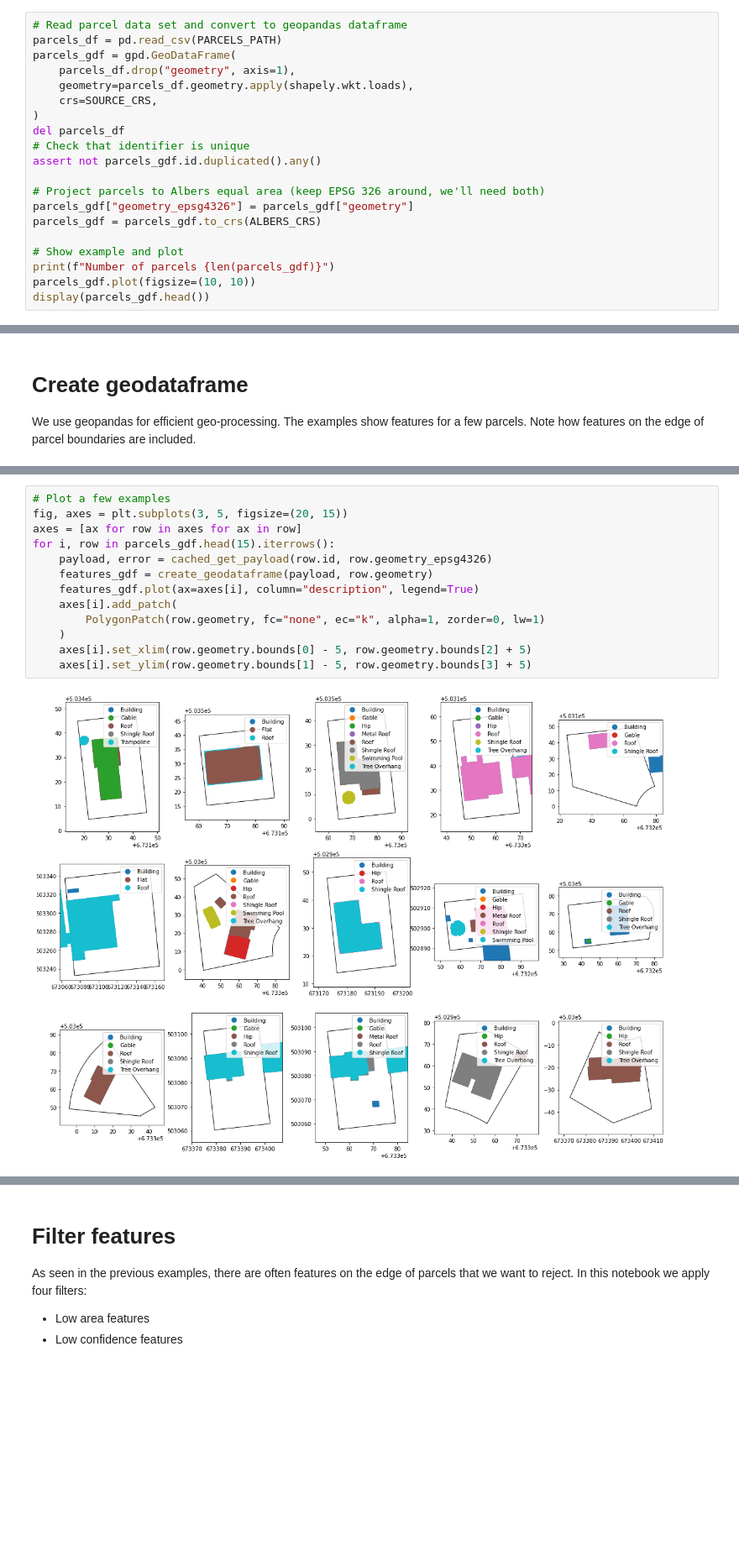
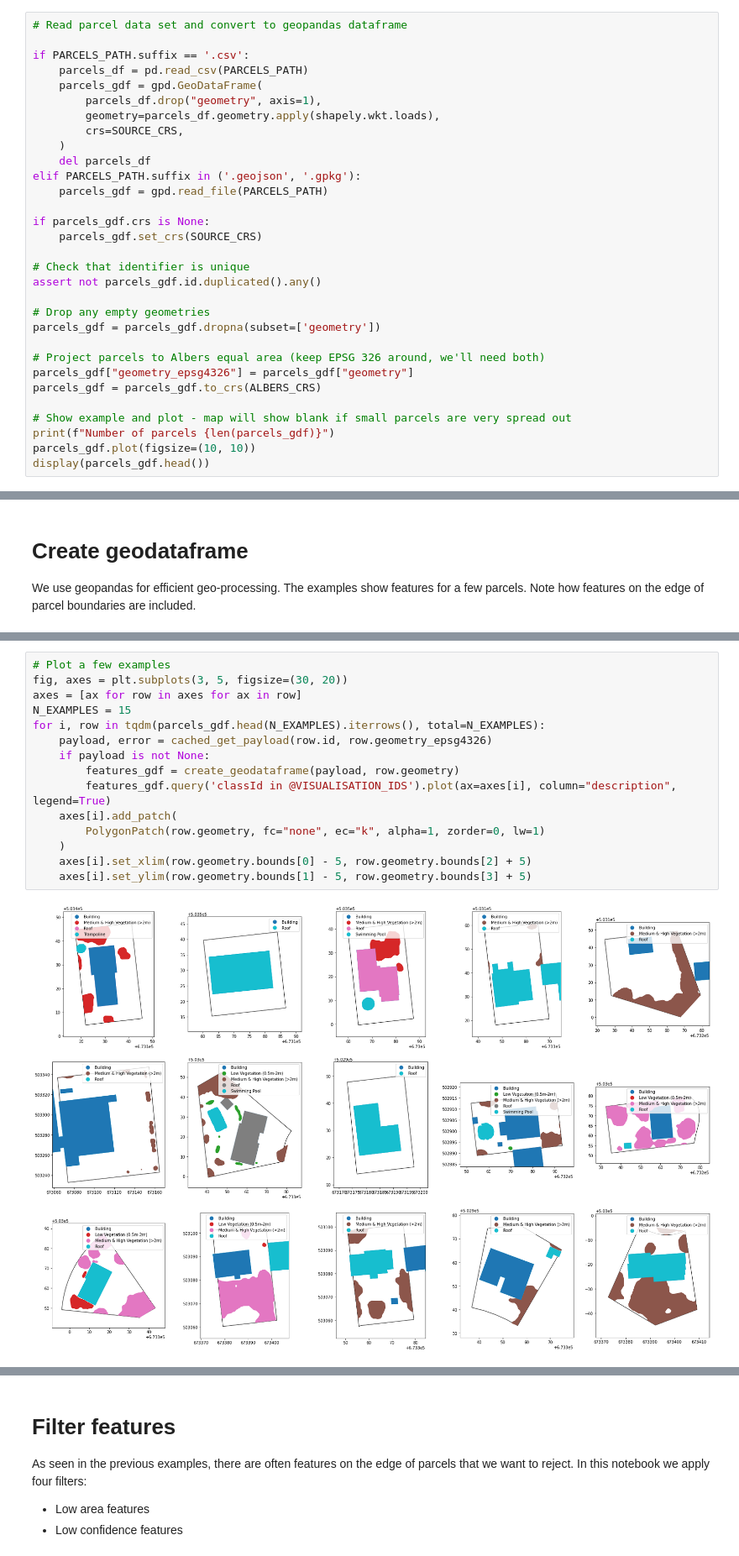
Before and after one commit to nearmap/nmaipy, a Jupyter notebook: ai-feature-api/Parcel_rollup.ipynb, the cells around one changed output, grey strips where cells are left out. Shown at 84% size. Drawn from its saved outputs; the diff is of its cells as text; blank space fills up the shorter version.

```diff
--- a/ai-feature-api/Parcel_rollup.ipynb
+++ b/ai-feature-api/Parcel_rollup.ipynb
@@ -141,21 +173,32 @@ We need our parcel data to have two things:
  - A geometry (in this case in EPSG 4326)
 # %%
 # Read parcel data set and convert to geopandas dataframe
-parcels_df = pd.read_csv(PARCELS_PATH)
-parcels_gdf = gpd.GeoDataFrame(
-    parcels_df.drop("geometry", axis=1),
-    geometry=parcels_df.geometry.apply(shapely.wkt.loads),
-    crs=SOURCE_CRS,
-)
-del parcels_df
+
+if PARCELS_PATH.suffix == '.csv':
+    parcels_df = pd.read_csv(PARCELS_PATH)
+    parcels_gdf = gpd.GeoDataFrame(
+        parcels_df.drop("geometry", axis=1),
+        geometry=parcels_df.geometry.apply(shapely.wkt.loads),
+        crs=SOURCE_CRS,
+    )
+    del parcels_df
+elif PARCELS_PATH.suffix in ('.geojson', '.gpkg'):
+    parcels_gdf = gpd.read_file(PARCELS_PATH)
+
+if parcels_gdf.crs is None:
+    parcels_gdf.set_crs(SOURCE_CRS)
+
 # Check that identifier is unique
 assert not parcels_gdf.id.duplicated().any()
+
+# Drop any empty geometries
+parcels_gdf = parcels_gdf.dropna(subset=['geometry'])
 
 # Project parcels to Albers equal area (keep EPSG 326 around, we'll need both)
 parcels_gdf["geometry_epsg4326"] = parcels_gdf["geometry"]
 parcels_gdf = parcels_gdf.to_crs(ALBERS_CRS)
 
-# Show example and plot
+# Show example and plot - map will show blank if small parcels are very spread out
 print(f"Number of parcels {len(parcels_gdf)}")
 parcels_gdf.plot(figsize=(10, 10))
 display(parcels_gdf.head())
@@ -260,15 +298,17 @@ def create_geodataframe(payload, geometry):
 # %%
 # Plot a few examples
-fig, axes = plt.subplots(3, 5, figsize=(20, 15))
+fig, axes = plt.subplots(3, 5, figsize=(30, 20))
 axes = [ax for row in axes for ax in row]
-for i, row in parcels_gdf.head(15).iterrows():
+N_EXAMPLES = 15
+for i, row in tqdm(parcels_gdf.head(N_EXAMPLES).iterrows(), total=N_EXAMPLES):
     payload, error = cached_get_payload(row.id, row.geometry_epsg4326)
-    features_gdf = create_geodataframe(payload, row.geometry)
-    features_gdf.plot(ax=axes[i], column="description", legend=True)
+    if payload is not None:
+        features_gdf = create_geodataframe(payload, row.geometry)
+        features_gdf.query('classId in @VISUALISATION_IDS').plot(ax=axes[i], column="description", legend=True)
     axes[i].add_patch(
         PolygonPatch(row.geometry, fc="none", ec="k", alpha=1, zorder=0, lw=1)
     )
     axes[i].set_xlim(row.geometry.bounds[0] - 5, row.geometry.bounds[2] + 5)
     axes[i].set_ylim(row.geometry.bounds[1] - 5, row.geometry.bounds[3] + 5)
 # %% [output]
-[figure, old version]
+[figure, new version]
```
Also changed, not shown: parts of 24 cells of this notebook, 2 other files.
